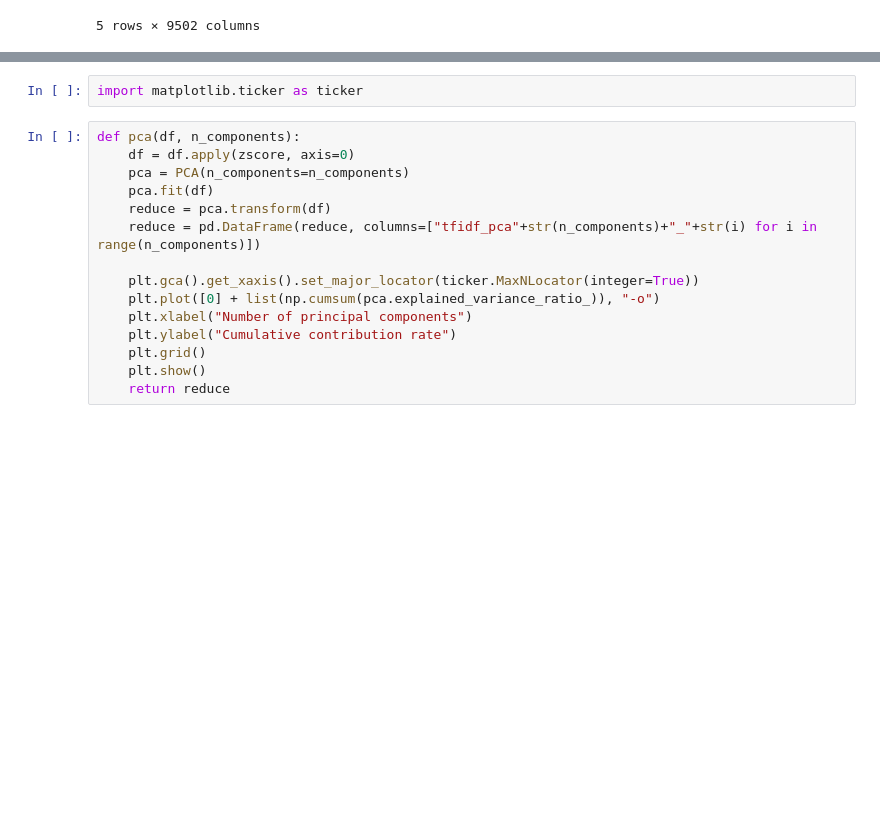
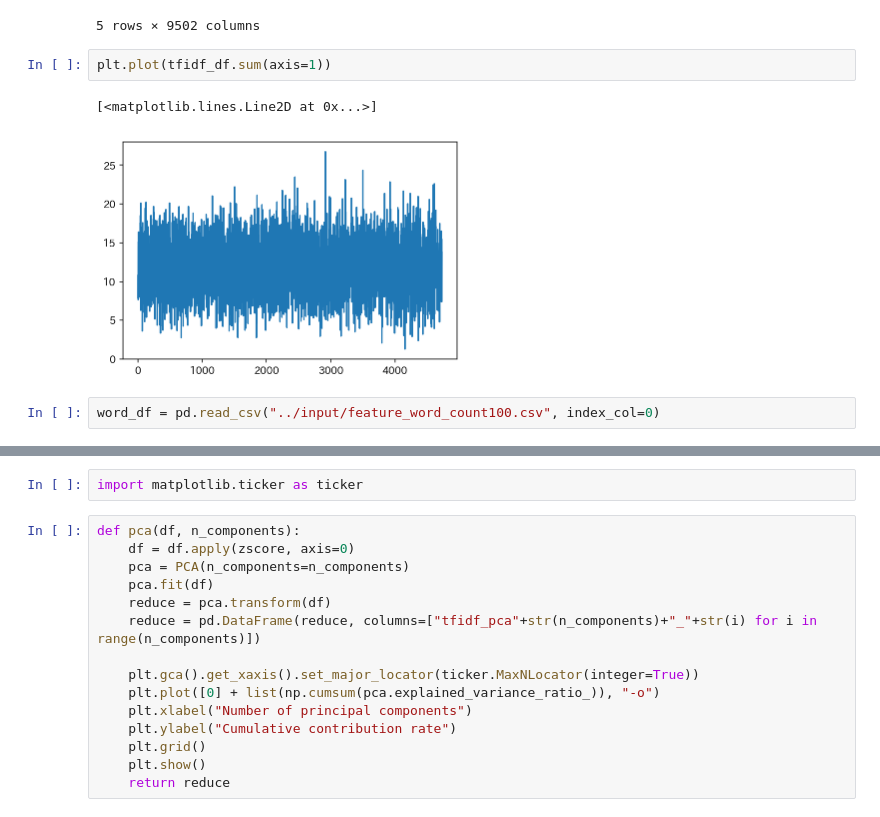
Before and after one commit to a0082273/aozora_bunko, a Jupyter notebook: notebook/make_word_feature.ipynb, the cells around one changed output, grey strips where cells are left out. Cells and saved outputs as stored; diff of their text form; blank space fills up the shorter version.

```diff
--- a/notebook/make_word_feature.ipynb
+++ b/notebook/make_word_feature.ipynb
@@ -259,3 +259,10 @@ tfidf_df.head()
 | 3 | 0.000000 | 0.0 | 0.0 | 0.0 | 0.0 | 0.0 | 0.0 | 0.0 | 0.0 | ... |
 | 4 | 0.015162 | 0.0 | 0.0 | 0.0 | 0.0 | 0.0 | 0.0 | 0.0 | 0.0 | ... |
 5 rows × 9502 columns
+# %%
+plt.plot(tfidf_df.sum(axis=1))
+# %% [output]
+[<matplotlib.lines.Line2D at 0x...>]
+[figure, added]
+# %%
+word_df = pd.read_csv("../input/feature_word_count100.csv", index_col=0)
```
Also changed, not shown: parts of 1 cell of this notebook, 6 other files.
